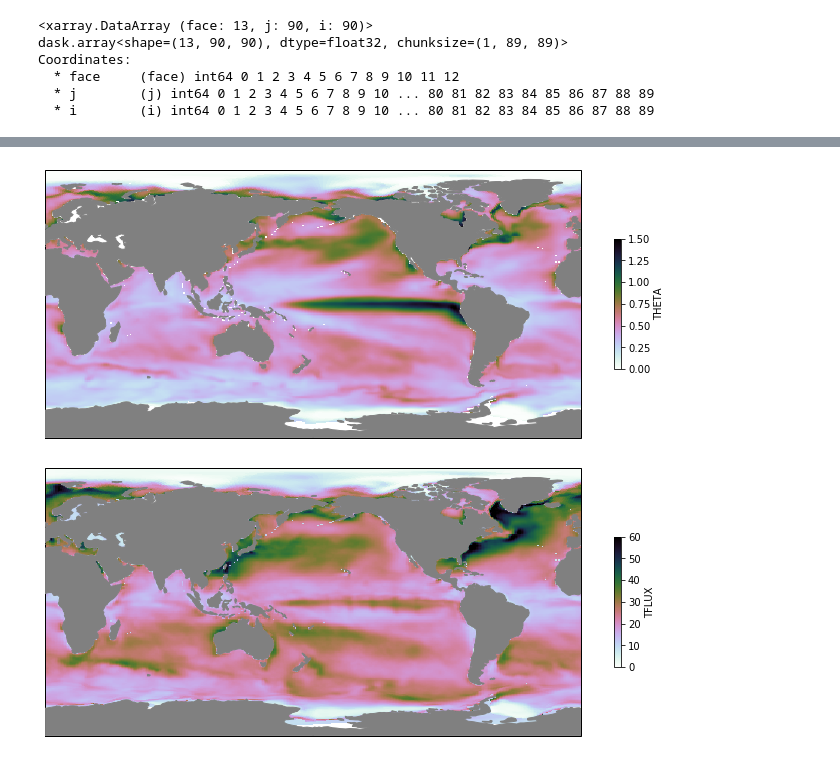
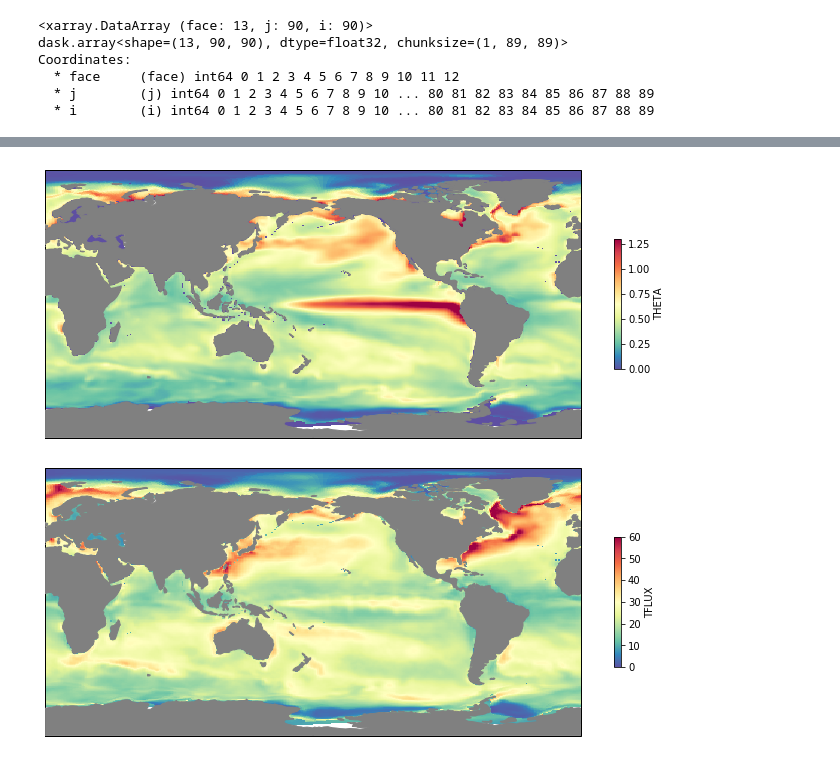
Before and after one commit to cpatrizio88/pangeo_ECCO, a Jupyter notebook: test_ecco.ipynb, the cells around one changed output, grey strips where cells are left out. Drawn from its saved outputs; the diff is of its cells as text; code cells hidden in the pictures.

```diff
--- a/test_ecco.ipynb
+++ b/test_ecco.ipynb
@@ -323,21 +333,18 @@ ax.set_title(r'Surface Heat Flux (W/m$^2$)');
 # %%
-sst_anom = theta_anom.isel(k=0)
-sst_anom.load().max()
-
-# Standard Deviation of SST
-m, ax = mapper(sst_anom.std(dim='time'), cmap='cubehelix_r', vmax=1.5, vmin=0);
+m, ax = mapper(sst_std, cmap='Spectral_r', vmax=1.3, vmin=0);
 ax.set_title(r'Standard Deviation of SST (C$^{\circ}$)');
 # %% [output]
-[figure, old version]
+[figure, new version]
+# %%
+Qs_clim = ds.TFLUX.groupby('time.month').mean(dim='time')
+Qs_anom = ds.TFLUX.groupby('time.month') - Qs_clim
+Qs_std = Qs_anom.std(dim='time').load()
 # %%
-Qs_clim = ds.TFLUX.groupby('time.month').mean(dim='time')
-Qs_anom = ds.TFLUX.groupby('time.month') - Qs_clim
-
 # Standard deviation of surface heat flux
-m, ax = mapper(Qs_anom.std(dim='time'), cmap='cubehelix_r', vmax=60, vmin=0);
+m, ax = mapper(Qs_std, cmap='Spectral_r', vmax=60, vmin=0);
 ax.set_title(r'Standard Deviation of Surface Heat Flux (W/m$^2$)');
 # %% [output]
-[figure, old version]
+[figure, new version]
 # %%
 # Calculate standard deviation of vertically-integrated ocean heat convergence
 ADVx_TH_clim = ds.ADVx_TH.groupby('time.month').mean(dim='time')
```
Also changed, not shown: parts of 11 cells of this notebook, 1 other file.
